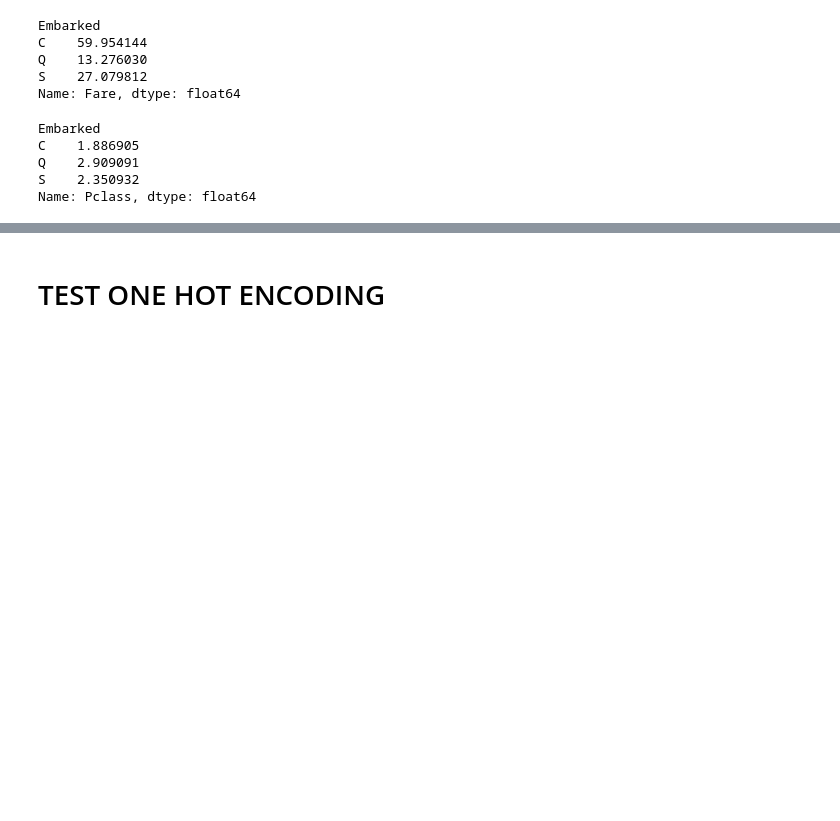
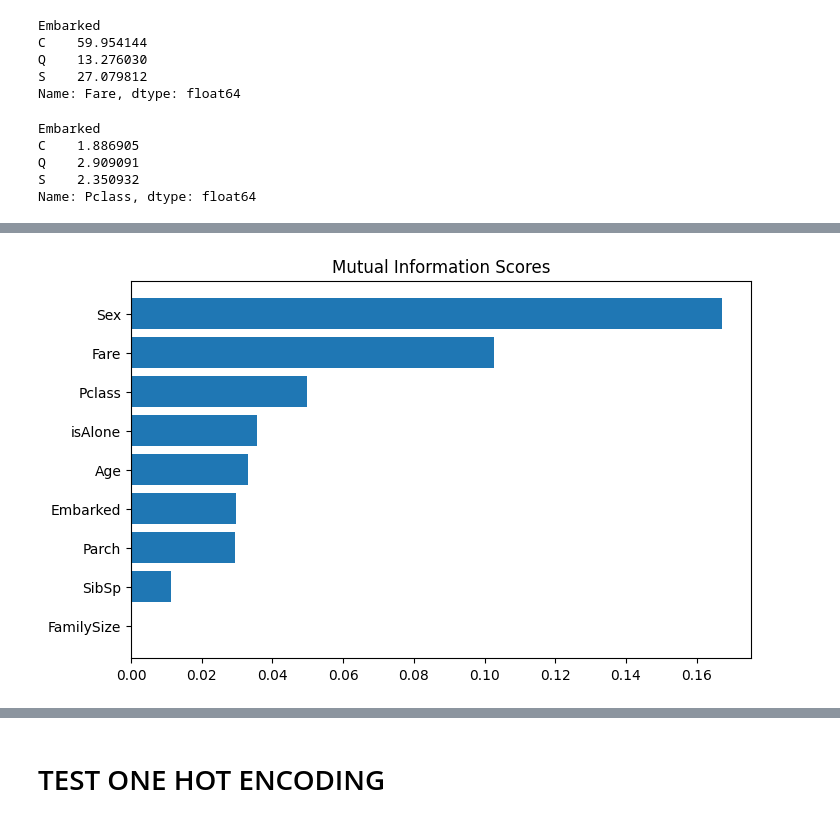
Before and after one commit to winnzor/Titanic, a Jupyter notebook: Titanic2FreePlay.ipynb, the cells around one changed output, grey strips where cells are left out. Saved outputs shown, nothing was run; the diff lists cells and outputs as text; code cells hidden in the pictures; blank space fills up the shorter version.

```diff
--- a/Titanic2FreePlay.ipynb
+++ b/Titanic2FreePlay.ipynb
@@ -250,0 +302,2 @@ df_train['Embarked'] = df_train['Embarked'].fillna("C")
+# %%
+y = df_train.pop('Survived')
@@ -250,0 +314,7 @@ df_train['Embarked'] = df_train['Embarked'].fillna("C")
+# %%
+MI_df = df_train.copy()
+# %%
+for colname in MI_df.select_dtypes("object"):
+    MI_df[colname], _ = MI_df[colname].factorize()
+
+discrete_features = MI_df.dtypes == int
@@ -250,0 +340,11 @@ df_train['Embarked'] = df_train['Embarked'].fillna("C")
+# %%
+from sklearn.feature_selection import mutual_info_regression
+
+def make_mi_scores(X, y, discrete_features):
+    mi_scores = mutual_info_regression(X, y, discrete_features=discrete_features)
+    mi_scores = pd.Series(mi_scores, name="MI Scores", index=X.columns)
+    mi_scores = mi_scores.sort_values(ascending=False)
+    return mi_scores
+
+mi_scores = make_mi_scores(MI_df, y, discrete_features)
+mi_scores
@@ -250,0 +362,14 @@ df_train['Embarked'] = df_train['Embarked'].fillna("C")
+# %%
+def plot_mi_scores(scores):
+    scores = scores.sort_values(ascending=True)
+    width = np.arange(len(scores))
+    ticks = list(scores.index)
+    plt.barh(width, scores)
+    plt.yticks(width, ticks)
+    plt.title("Mutual Information Scores")
+
+
+plt.figure(dpi=100, figsize=(8, 5))
+plot_mi_scores(mi_scores)
+# %% [output]
+[figure, added]
```
Also changed, not shown: parts of 52 cells of this notebook.
